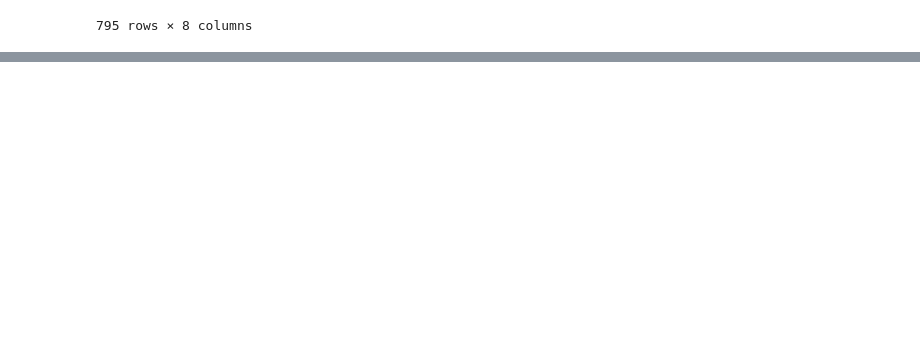
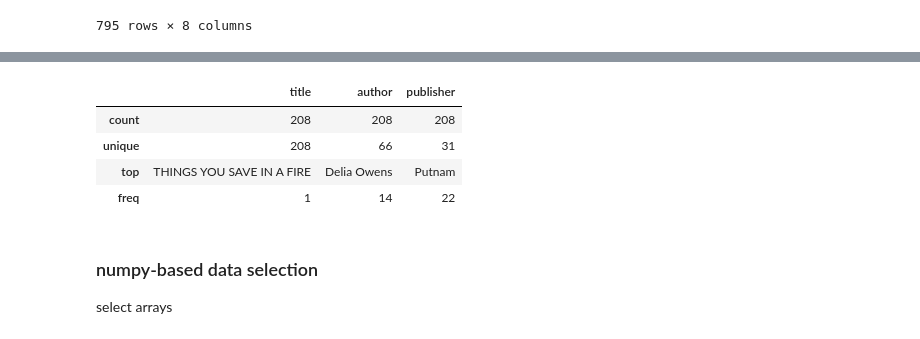
Before and after one commit to nichung/cuny_msds, a Jupyter notebook: data_607/week_09/msds607_wk9.ipynb, the cells around one changed output, grey strips where cells are left out. Drawn from its saved outputs; the diff is of its cells as text; code cells hidden in the pictures; blank space fills up the shorter version.

```diff
--- a/data_607/week_09/msds607_wk9.ipynb
+++ b/data_607/week_09/msds607_wk9.ipynb
@@ -187,0 +209,25 @@ r.json()['results']['books']
+# %%
+# todo: author frequency by unique titles (which authors have most books on list?)
+titles = []
+title = {}
+
+for a, b, c in zip(books_df.title.unique(), books_df["author"], books_df["publisher"]):
+    #print(a, b)
+    title = {
+        "title": a,
+        "author": b,
+        "publisher": c
+    }
+    titles.append(title)
+
+titles_df = pd.DataFrame(titles)
+titles_df.describe()
+# %% [output]
+|  | title | author | publisher |
+| count | 208 | 208 | 208 |
+| unique | 208 | 66 | 31 |
+| top | THINGS YOU SAVE IN A FIRE | Delia Owens | Putnam |
+| freq | 1 | 14 | 22 |
+# %% [markdown]
+### numpy-based data selection
+select arrays
```
Also changed, not shown: parts of 12 cells of this notebook.
